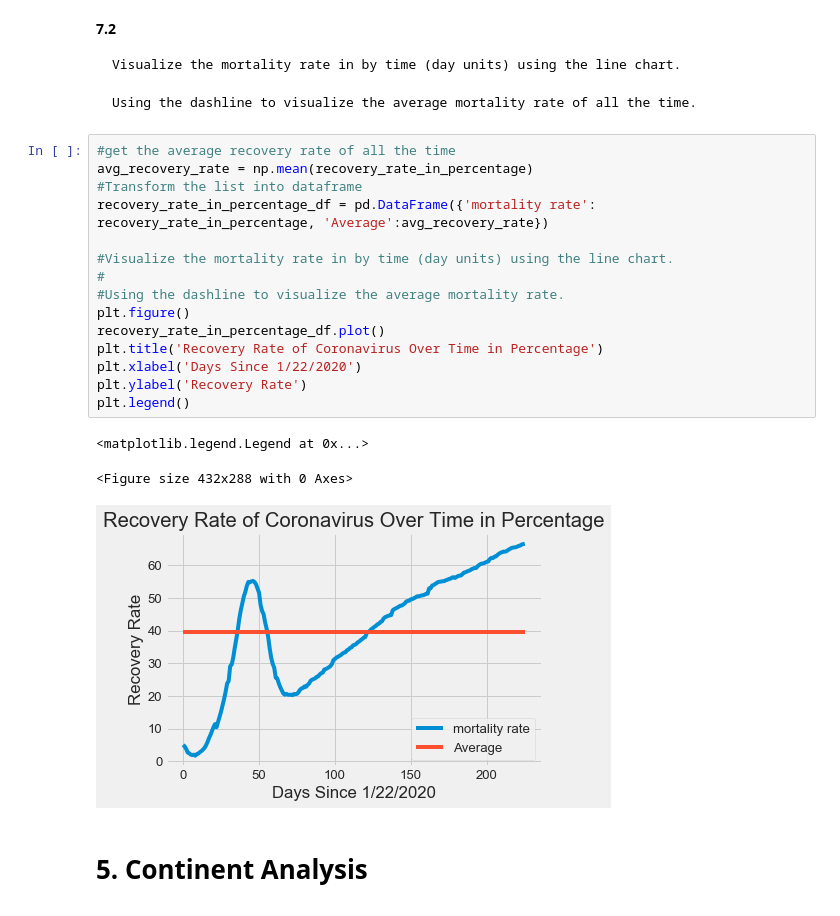
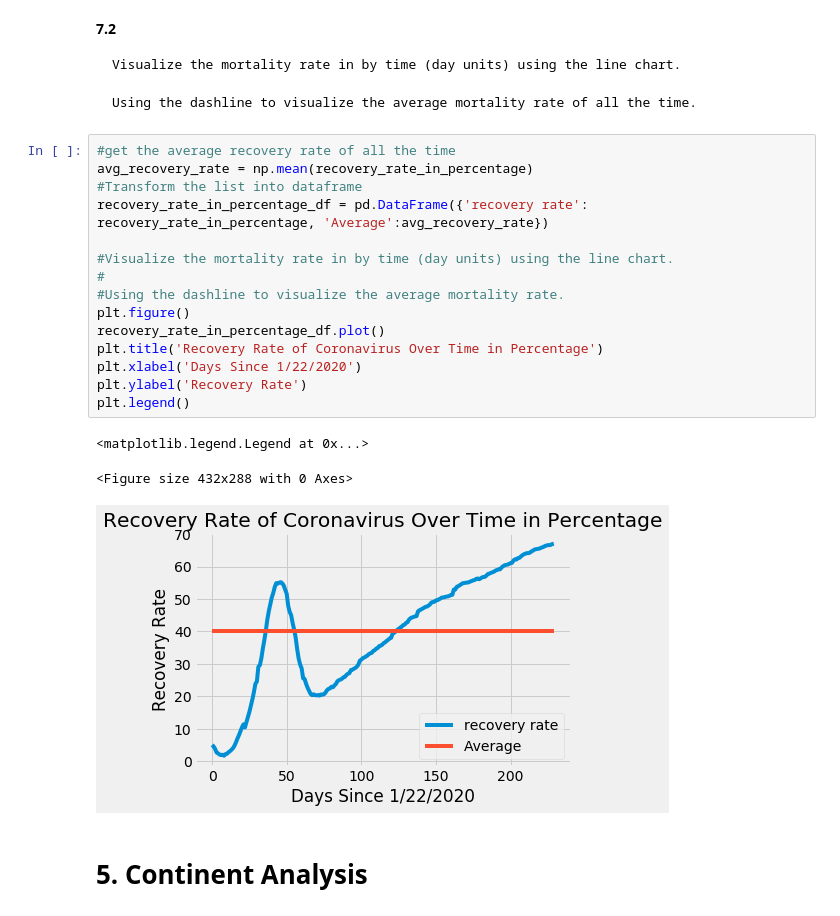
Before and after one commit to phusdt/COVID_19_Analysis, a Jupyter notebook: Asm2_Student.ipynb, the cells around one changed output. Drawn from its saved outputs; the diff is of its cells as text.

```diff
--- a/Asm2_Student.ipynb
+++ b/Asm2_Student.ipynb
@@ -327,22 +327,22 @@ plt.legend()
 # %%
 #get the average recovery rate of all the time
 avg_recovery_rate = np.mean(recovery_rate_in_percentage)
 #Transform the list into dataframe
-recovery_rate_in_percentage_df = pd.DataFrame({'mortality rate': recovery_rate_in_percentage, 'Average':avg_recovery_rate})
+recovery_rate_in_percentage_df = pd.DataFrame({'recovery rate': recovery_rate_in_percentage, 'Average':avg_recovery_rate})
 
 #Visualize the mortality rate in by time (day units) using the line chart.
 #
 #Using the dashline to visualize the average mortality rate.
 plt.figure()
 recovery_rate_in_percentage_df.plot()
 plt.title('Recovery Rate of Coronavirus Over Time in Percentage')
 plt.xlabel('Days Since 1/22/2020')
 plt.ylabel('Recovery Rate')
 plt.legend()
 # %% [output]
 <matplotlib.legend.Legend at 0x...>
 <Figure size 432x288 with 0 Axes>
-[figure, old version]
+[figure, new version]
 # %% [markdown]
 #  5. Continent Analysis
 # %% [markdown]
```
Also changed, not shown: parts of 23 cells of this notebook.
